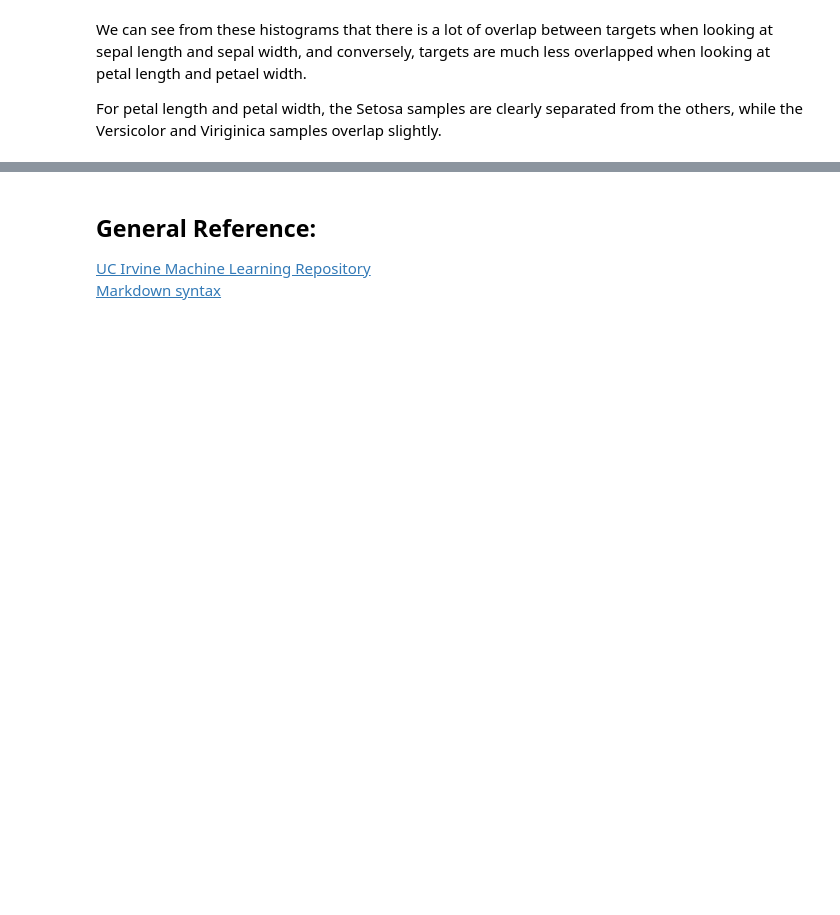
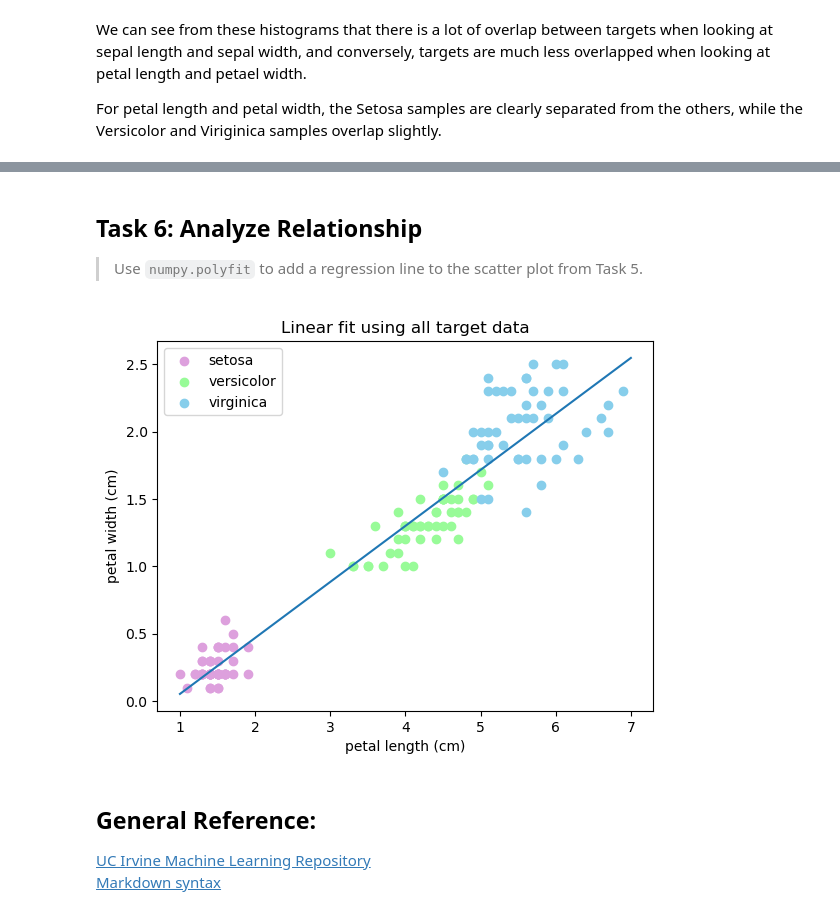
Before and after one commit to SuColl/principles_of_data_analytics, a Jupyter notebook: tasks.ipynb, the cells around one changed output, grey strips where cells are left out. Cells and saved outputs as stored; diff of their text form; code cells hidden in the pictures; blank space fills up the shorter version.

```diff
--- a/tasks.ipynb
+++ b/tasks.ipynb
@@ -327,3 +325,34 @@ plt.legend();
+# %% [markdown]
+## Task 6: Analyze Relationship
+>Use `numpy.polyfit` to add a regression line to the scatter plot from Task 5.
+# %%
+# Calculate the coefficients of a linear fit to the scatter plot above
+# using data from all targets
+slope, intercept = np.polyfit(dataset.data[:,2], dataset.data[:,3], 1)
+
+# Calculate a range of x-values and corresponding y-values
+# using the linear fit
+linfit_x_values = np.arange(1,7,0.001)
+linfit_y_values = (x_values * slope) + intercept
+
+# Copied from previous code cell for scatter plots
+for species in range(n_targets):
+    plt.scatter(
+        dataset.data[dataset.target==species,x],
+        dataset.data[dataset.target==species,y],
+        color = hist_colours[species],
+        label = dataset.target_names[species]
+    )
+plt.xlabel(dataset.feature_names[x])
+plt.ylabel(dataset.feature_names[y])
+
+plt.legend();
+
+# Plot the linear fit calculated above
+plt.plot(linfit_x_values, linfit_y_values)
+plt.title("Linear fit using all target data");
+# %% [output]
+[figure, added]
 # %% [markdown]
 ## General Reference:
 [UC Irvine Machine Learning Repository](https://archive.ics.uci.edu/datasets)
```
Also changed, not shown: parts of 3 cells of this notebook.
